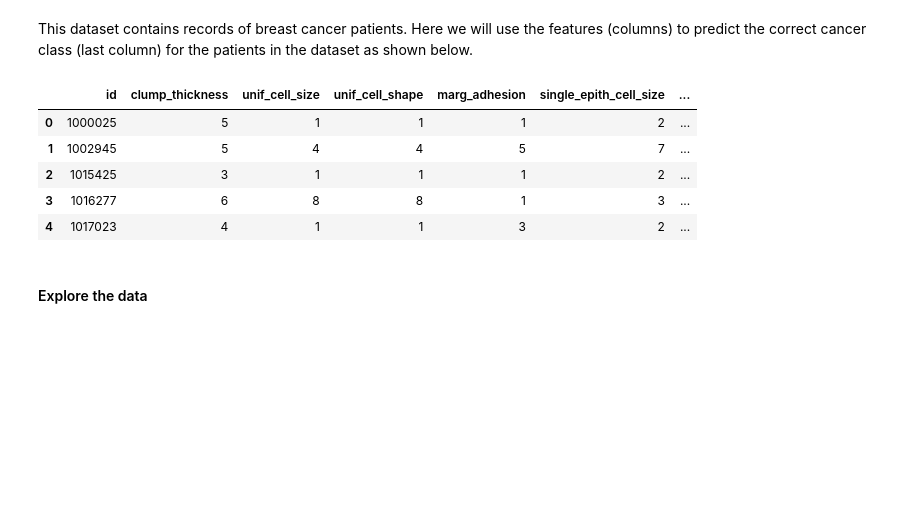
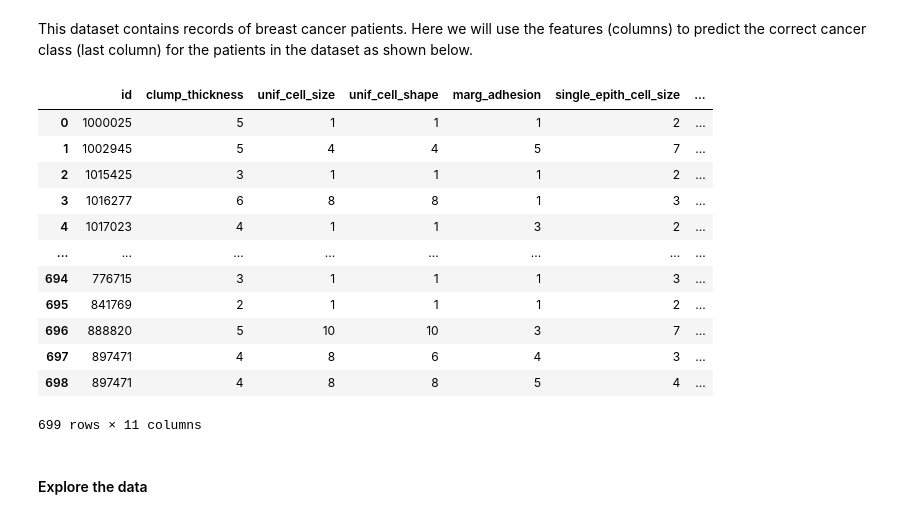
Before and after one commit to Humbll/MVE137, a Jupyter notebook: Project/Project.ipynb, the cells around one changed output. Cells and saved outputs as stored; diff of their text form; code cells hidden in the pictures; blank space fills up the shorter version.

```diff
--- a/Project/Project.ipynb
+++ b/Project/Project.ipynb
@@ -226,16 +223,23 @@ This dataset contains records of breast cancer patients. Here we will use the fe
 # %%
 columns = ['id', 'clump_thickness', 'unif_cell_size', 'unif_cell_shape', 'marg_adhesion',
            'single_epith_cell_size', 'bare_nuclei', 'bland_chrom', 'norm_nucleoli', 'mitoses', 'class']
 #Import the data file by uncommenting below and setting the path to the dataset
 df = pd.read_csv('breast-cancer-wisconsin.data', header=None, names=columns)
-df.head()
+df.head(699)
 # %% [output]
 |  | id | clump_thickness | unif_cell_size | unif_cell_shape | marg_adhesion | single_epith_cell_size | ... |
 | 0 | 1000025 | 5 | 1 | 1 | 1 | 2 | ... |
 | 1 | 1002945 | 5 | 4 | 4 | 5 | 7 | ... |
 | 2 | 1015425 | 3 | 1 | 1 | 1 | 2 | ... |
 | 3 | 1016277 | 6 | 8 | 8 | 1 | 3 | ... |
 | 4 | 1017023 | 4 | 1 | 1 | 3 | 2 | ... |
+| ... | ... | ... | ... | ... | ... | ... | ... |
+| 694 | 776715 | 3 | 1 | 1 | 1 | 3 | ... |
+| 695 | 841769 | 2 | 1 | 1 | 1 | 2 | ... |
+| 696 | 888820 | 5 | 10 | 10 | 3 | 7 | ... |
+| 697 | 897471 | 4 | 8 | 6 | 4 | 3 | ... |
+| 698 | 897471 | 4 | 8 | 8 | 5 | 4 | ... |
+699 rows × 11 columns
 # %% [markdown]
 #### Explore the data
 # %% [markdown]
```
Also changed, not shown: parts of 16 cells of this notebook, 2 other files.
